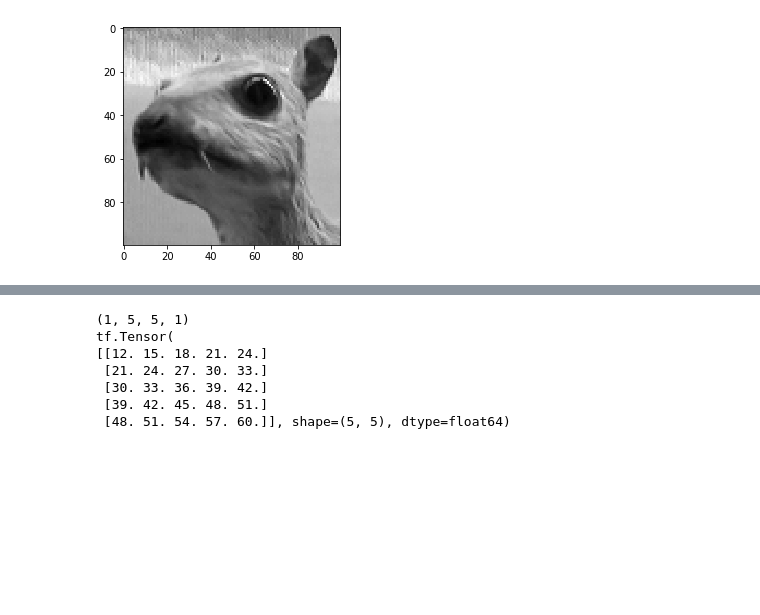
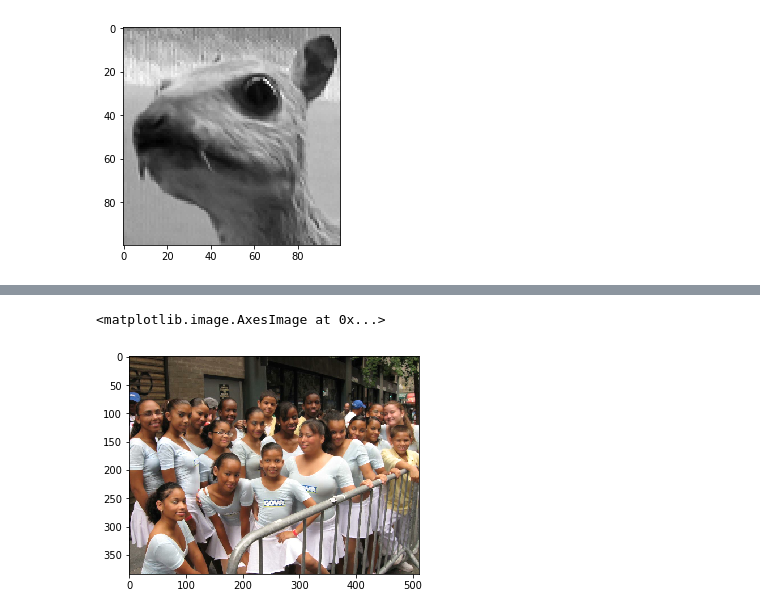
Before and after one commit to huanghao/learning-tensorflow, a Jupyter notebook: notes/tf.nn.ipynb, the cells around one changed output, grey strips where cells are left out. Cells and saved outputs as stored; diff of their text form; code cells hidden in the pictures; blank space fills up the shorter version.

```diff
--- a/notes/tf.nn.ipynb
+++ b/notes/tf.nn.ipynb
@@ -181,16 +247,11 @@ tf.Tensor(
 # %%
-y = tf.nn.atrous_conv2d(
-    x,
-    filters=np.ones([3, 3, 1, 1]),
-    rate=2,
-    padding='VALID')
-print(y.shape)
-print(tf.squeeze(y))
+y = tf.nn.max_pool_with_argmax(
+    img,
+    ksize=[1, 3, 3, 1],
+    strides=[1, 2, 2, 1],
+    padding='SAME')
+im = tf.squeeze(y.output)
+plt.imshow(im)
 # %% [output]
-(1, 5, 5, 1)
-tf.Tensor(
-[[12. 15. 18. 21. 24.]
- [21. 24. 27. 30. 33.]
- [30. 33. 36. 39. 42.]
- [39. 42. 45. 48. 51.]
- [48. 51. 54. 57. 60.]], shape=(5, 5), dtype=float64)
+<matplotlib.image.AxesImage at 0x...>
+[figure, added]
```
Also changed, not shown: parts of 16 cells of this notebook, 2 other files.
